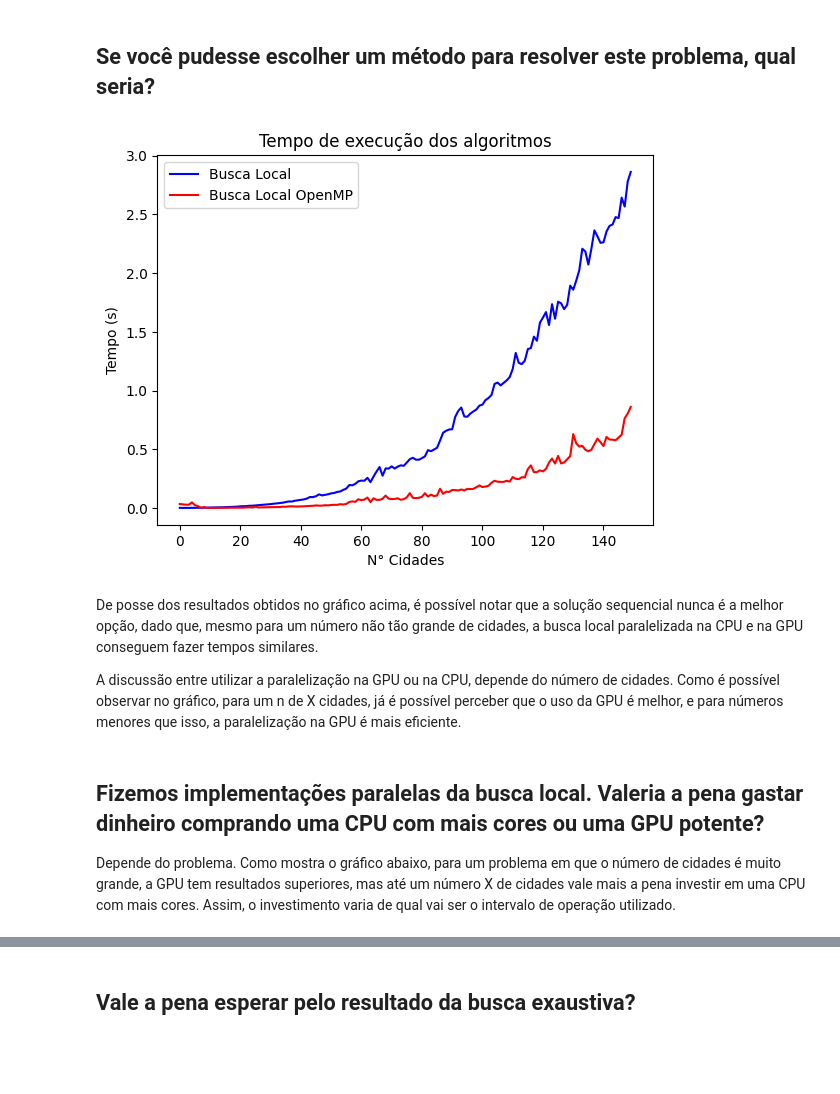
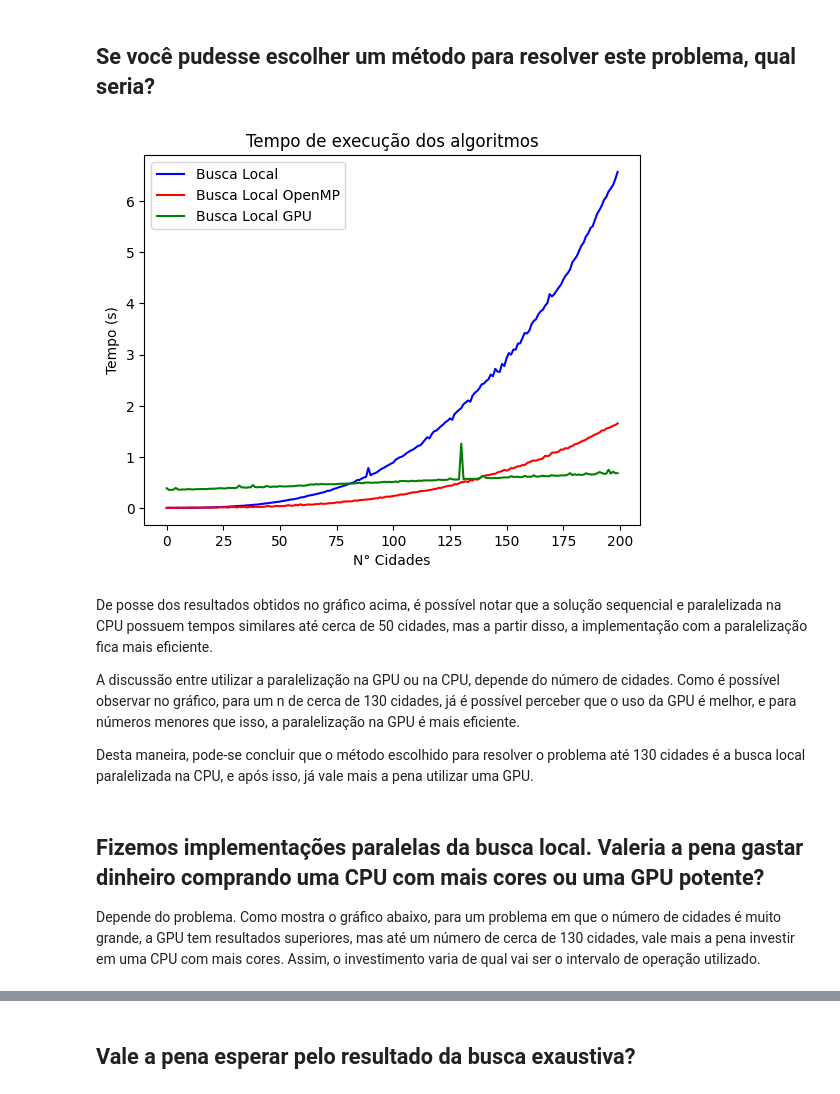
Before and after one commit to leonardodma/supercompproj, a Jupyter notebook: relatorio.ipynb, the cells around one changed output, grey strips where cells are left out. Saved outputs shown, nothing was run; the diff lists cells and outputs as text; code cells hidden in the pictures; blank space fills up the shorter version.

```diff
--- a/relatorio.ipynb
+++ b/relatorio.ipynb
@@ -56,7 +93,7 @@ def run(exec_path, entry):
     return total_time
 
 
-def plot_local_search(n=100):
+def plot_local_search(n=200):
     buscal_local = []
     buscal_local_openmp = []
     buscal_local_gpu = []
@@ -64,12 +101,12 @@ def plot_local_search(n=100):
     for i in range(0, n):
         buscal_local.append(run("busca-local/exec", f"entradas/in-{i}.txt"))
         buscal_local_openmp.append(run("busca-local-openmp/exec", f"entradas/in-{i}.txt"))
-        # buscal_local_gpu.append(run("busca-local-gpu/exec", f"entradas/in-{i}.txt"))
+        buscal_local_gpu.append(run("busca-local-gpu/exec", f"entradas/in-{i}.txt"))
 
     # Plot results
     plt.plot(buscal_local, label="Busca Local", color="blue")
     plt.plot(buscal_local_openmp, label="Busca Local OpenMP", color="red")
-    # plt.plot(buscal_local_gpu, label="Busca Local GPU", color="green")
+    plt.plot(buscal_local_gpu, label="Busca Local GPU", color="green")
     plt.legend()
     plt.xlabel("N° Cidades")
     plt.ylabel("Tempo (s)")
@@ -85,12 +122,12 @@ def plot_global_search(n=7):
     for i in range(0, n):
         buscal_exaustiva.append(run("busca-exaustiva/exec", f"entradas/in-{i}.txt"))
         busca_local_openmp.append(run("busca-local-openmp/exec", f"entradas/in-{i}.txt"))
-        #busca_local_gpu.append(run("busca-local-gpu/exec", f"entradas/in-{i}.txt"))
+        busca_local_gpu.append(run("busca-local-gpu/exec", f"entradas/in-{i}.txt"))
 
     # Plot results
     plt.plot(buscal_exaustiva, label="Busca Exaustiva", color="blue")
     plt.plot(busca_local_openmp, label="Busca Local OpenMP", color="red")
-    # plt.plot(busca_local_gpu, label="Busca Local GPU", color="green")
+    plt.plot(busca_local_gpu, label="Busca Local GPU", color="green")
     plt.legend()
     plt.xlabel("N° Cidades")
     plt.ylabel("Tempo (s)")
@@ -99,16 +136,16 @@ def plot_global_search(n=7):
 
 
 def compare_gpu_cpu(n=250):
-    buscal_local = []
+    buscal_local_openmp = []
     buscal_local_gpu = []
 
     for i in range(0, n):
-        buscal_local.append(run("busca-local/exec", f"entradas/in-{i}.txt"))
-        # buscal_local_gpu.append(run("busca-local-gpu/exec", f"entradas/in-{i}.txt"))
+        buscal_local_openmp.append(run("busca-local-openmp/exec", f"entradas/in-{i}.txt"))
+        buscal_local_gpu.append(run("busca-local-gpu/exec", f"entradas/in-{i}.txt"))
 
     # Plot results
-    plt.plot(buscal_local, label="Busca Local", color="blue")
-    # plt.plot(buscal_local_gpu, label="Busca Local GPU", color="green")
+    plt.plot(buscal_local_openmp, label="Busca Local OpenMP", color="red")
+    plt.plot(buscal_local_gpu, label="Busca Local GPU", color="green")
     plt.legend()
     plt.xlabel("N° Cidades")
     plt.ylabel("Tempo (s)")
@@ -117,17 +154,19 @@ def compare_gpu_cpu(n=250):
 # %% [markdown]
 ## Se você pudesse escolher um método para resolver este problema, qual seria?
 # %%
-plot_local_search(n=150)
+plot_local_search(n=200)
 # %% [output]
-[figure, old version]
+[figure, new version]
 # %% [markdown]
-De posse dos resultados obtidos no gráfico acima, é possível notar que a solução sequencial nunca é a melhor opção, dado que, mesmo para um número não tão grande de cidades, a busca local paralelizada na CPU e na GPU conseguem fazer tempos similares.
+De posse dos resultados obtidos no gráfico acima, é possível notar que a solução sequencial e paralelizada na CPU possuem tempos similares até cerca de 50 cidades, mas a partir disso, a implementação com a paralelização fica mais eficiente.
 
-A discussão entre utilizar a paralelização na GPU ou na CPU, depende do número de cidades. Como é possível observar no gráfico, para um n de X cidades, já é possível perceber que o uso da GPU é melhor, e para números menores que isso, a paralelização na GPU é mais eficiente.
+A discussão entre utilizar a paralelização na GPU ou na CPU, depende do número de cidades. Como é possível observar no gráfico, para um n de cerca de 130 cidades, já é possível perceber que o uso da GPU é melhor, e para números menores que isso, a paralelização na GPU é mais eficiente.
+
+Desta maneira, pode-se concluir que o método escolhido para resolver o problema até 130 cidades é a busca local paralelizada na CPU, e após isso, já vale mais a pena utilizar uma GPU.
 # %% [markdown]
 ## Fizemos implementações paralelas da busca local. Valeria a pena gastar dinheiro comprando uma CPU com mais cores ou uma GPU potente?
 
-Depende do problema. Como mostra o gráfico abaixo, para um problema em que o número de cidades é muito grande, a GPU tem resultados superiores, mas até um número X de cidades vale mais a pena investir em uma CPU com mais cores. Assim, o investimento varia de qual vai ser o intervalo de operação utilizado.
+Depende do problema. Como mostra o gráfico abaixo, para um problema em que o número de cidades é muito grande, a GPU tem resultados superiores, mas até um número de cerca de 130 cidades, vale mais a pena investir em uma CPU com mais cores. Assim, o investimento varia de qual vai ser o intervalo de operação utilizado.
 # %%
 compare_gpu_cpu()
 # %% [output]
```
Also changed, not shown: parts of 5 cells of this notebook, 7 other files.
